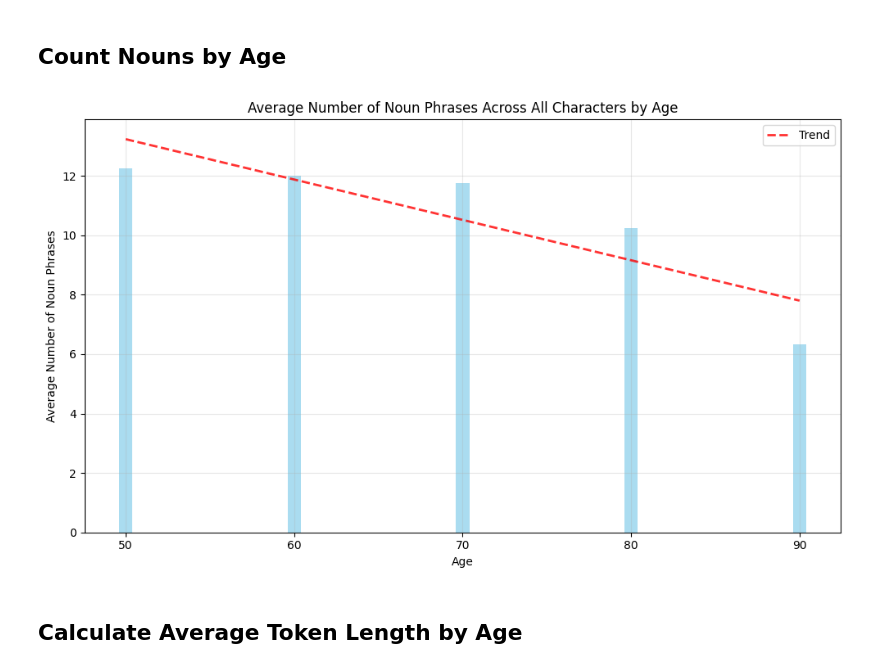
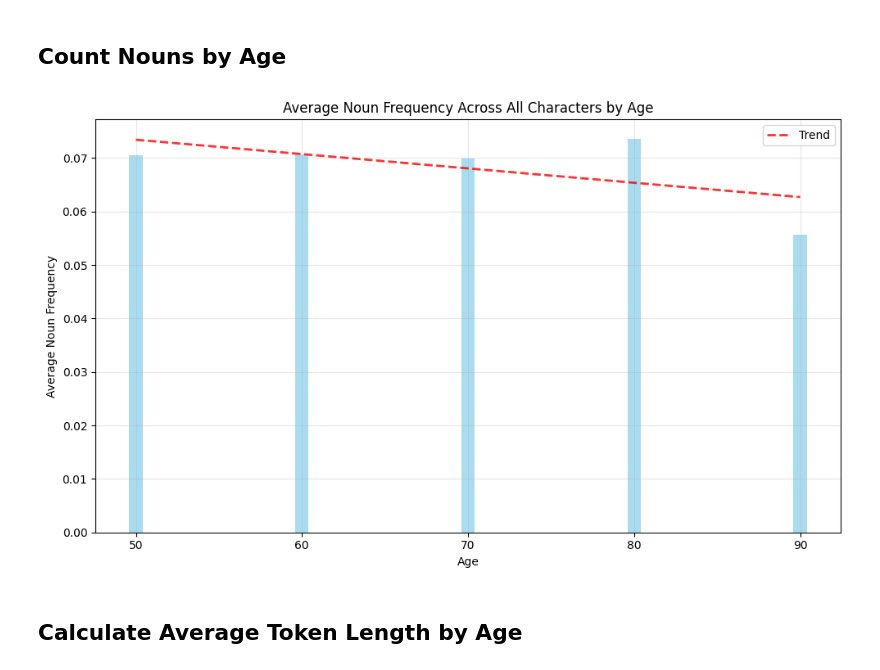
Before and after one commit to NetanelShalev/AD_LongitudinalDataGenerator, a Jupyter notebook: multi_file_analysis.ipynb, the cells around one changed output. Drawn from its saved outputs; the diff is of its cells as text; code cells hidden in the pictures.

Commit message:
Update - noun freq

```diff
--- a/multi_file_analysis.ipynb
+++ b/multi_file_analysis.ipynb
@@ -140,16 +140,18 @@ def calculate_average_metric(aggregated_data, metric_function):
 # %% [markdown]
 ## Count Nouns by Age
 # %%
-def count_nouns_in_text(text):
+def nouns_freq_in_text(text):
     """Count the number of noun phrases in the given text."""
     blob = TextBlob(text)
-    return len(blob.noun_phrases)
+    tokens = word_tokenize(text)
+    return len(blob.noun_phrases)/ len(tokens)
 
-# Calculate average noun counts by age
-average_noun_counts = calculate_average_metric(aggregated_data, count_nouns_in_text)
-plot_aggregated_metric(average_noun_counts, "Average Number of Noun Phrases")
+
+# Calculate average noun frequencies by age
+average_noun_freq = calculate_average_metric(aggregated_data, nouns_freq_in_text)
+plot_aggregated_metric(average_noun_freq, "Average Noun Frequency")
 # %% [output]
-[figure, old version]
+[figure, new version]
 # %% [markdown]
 ## Calculate Average Token Length by Age
 # %%
```
Also changed, not shown: parts of 1 cell of this notebook, 1 other file.
